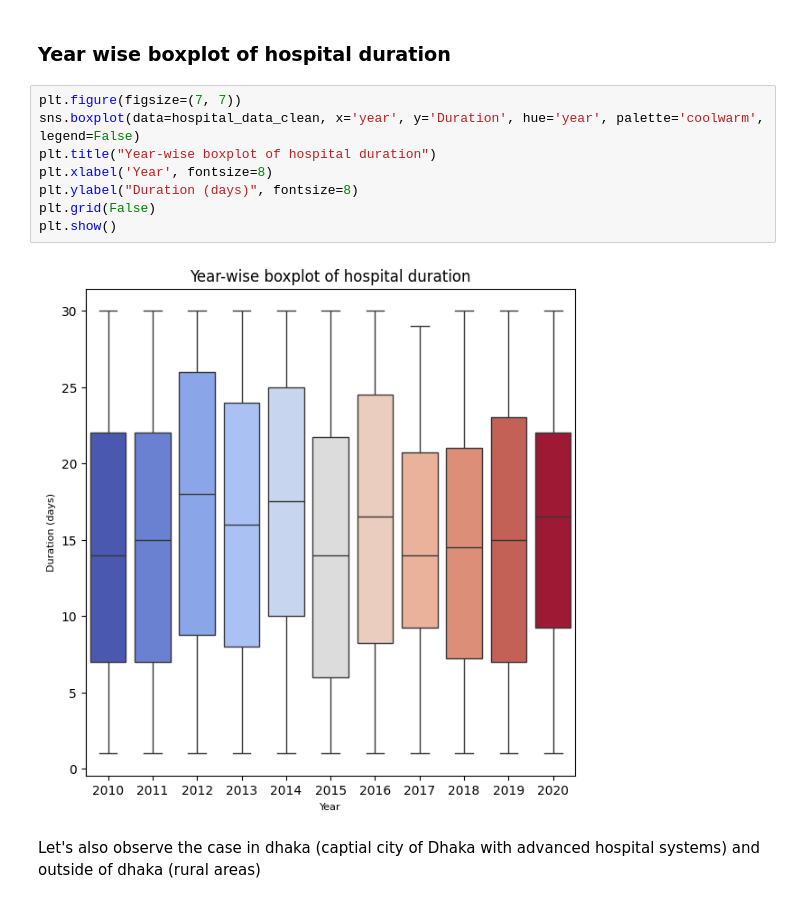
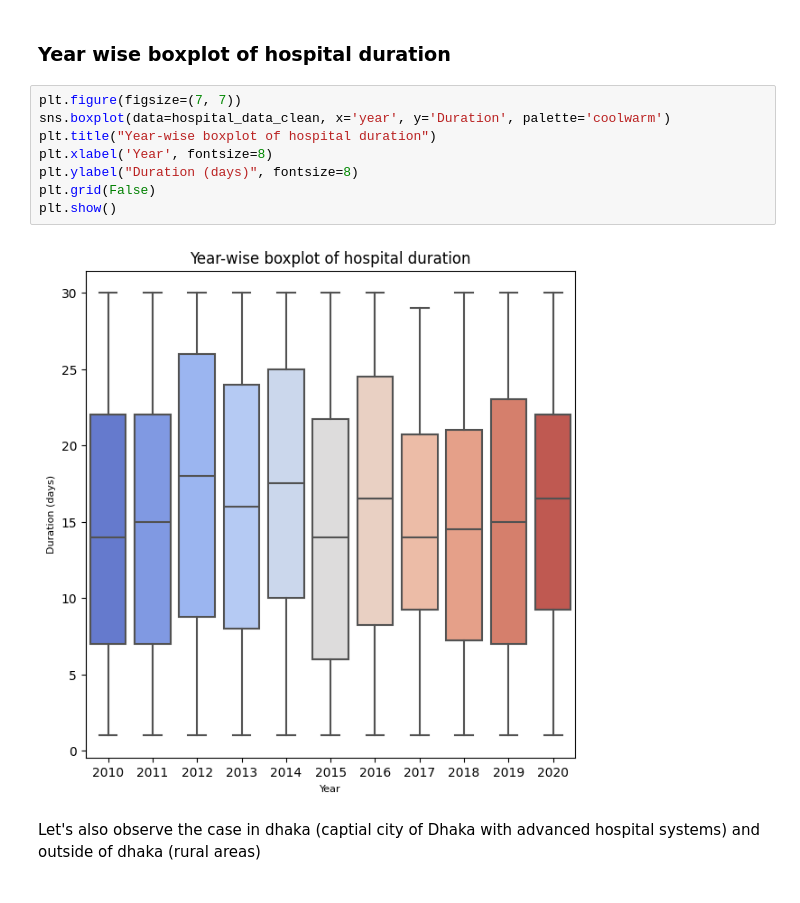
Before and after one commit to FahimHafiz/Vaccination-Dataset-Preprocessing-Analysis-and-Prediction-Using-Machine-Learning, a Jupyter notebook: main.ipynb, the cells around one changed output. Cells and saved outputs as stored; diff of their text form.

```diff
--- a/main.ipynb
+++ b/main.ipynb
@@ -550,14 +535,14 @@ plt.show()
 ### Year wise boxplot of hospital duration
 # %%
 plt.figure(figsize=(7, 7))
-sns.boxplot(data=hospital_data_clean, x='year', y='Duration', hue='year', palette='coolwarm', legend=False)
+sns.boxplot(data=hospital_data_clean, x='year', y='Duration', palette='coolwarm')
 plt.title("Year-wise boxplot of hospital duration")
 plt.xlabel('Year', fontsize=8)
 plt.ylabel("Duration (days)", fontsize=8)
 plt.grid(False)
 plt.show()
 # %% [output]
-[figure, old version]
+[figure, new version]
 # %% [markdown]
 Let's also observe the case in dhaka (captial city of Dhaka with advanced hospital systems) and outside of dhaka (rural areas)
 # %%
```
Also changed, not shown: parts of 20 cells of this notebook, 2 other files.
